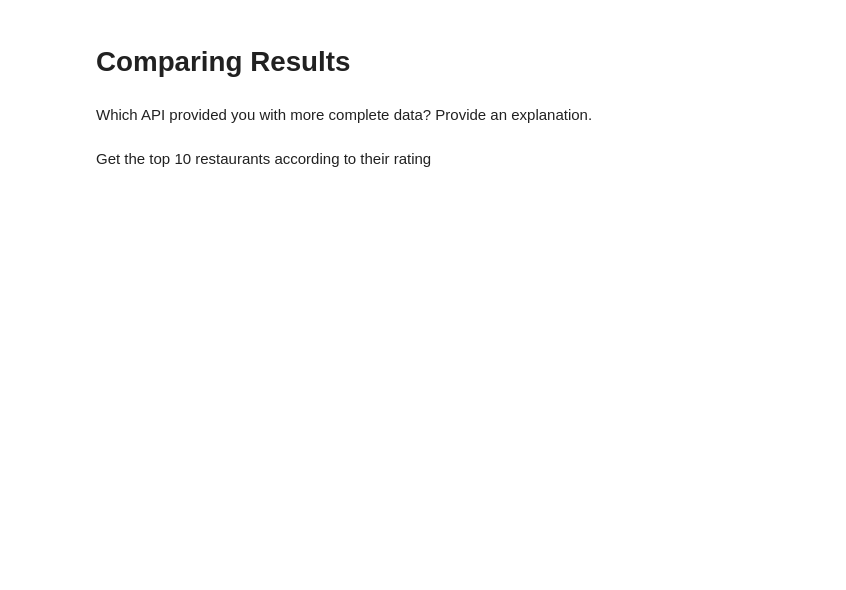
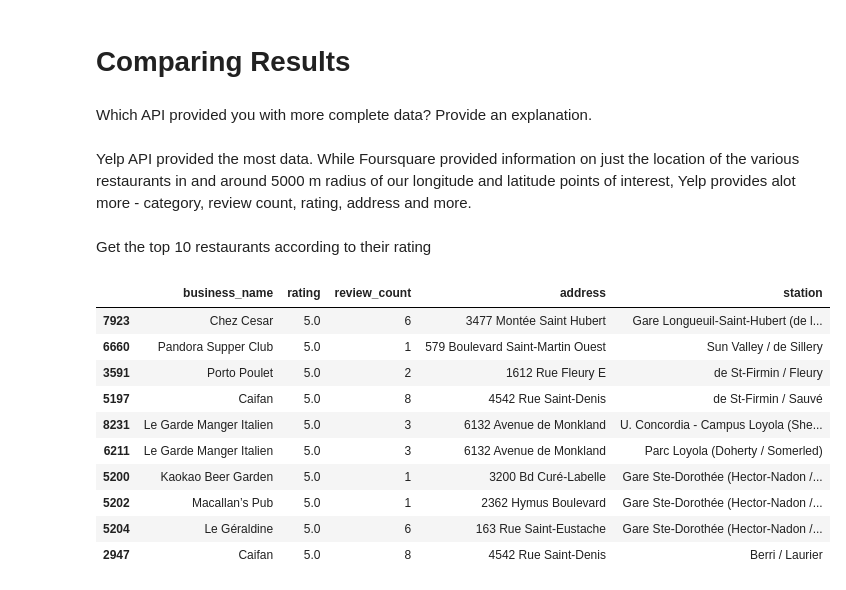
Before and after one commit to Ikenna1414/Statistical-Modelling-With-Python, a Jupyter notebook: notebooks/yelp_foursquare_EDA.ipynb, the cells around one changed output. Saved outputs shown, nothing was run; the diff lists cells and outputs as text; code cells hidden in the pictures; blank space fills up the shorter version.

```diff
--- a/notebooks/yelp_foursquare_EDA.ipynb
+++ b/notebooks/yelp_foursquare_EDA.ipynb
@@ -216,5 +216,25 @@ yelp_df.head()
 # Comparing Results
 # %% [markdown]
 Which API provided you with more complete data? Provide an explanation.
+# %% [markdown]
+Yelp API provided the most data.
+While Foursquare provided information on just the location of the various restaurants in and around 5000 m radius of our longitude and latitude points of interest, Yelp provides alot more - category, review count, rating, address and more.
 # %% [markdown]
 Get the top 10 restaurants according to their rating
+# %%
+# Sorts the Yelp DataFrame by rating (descending), then show top 10
+top_10_restaurants = yelp_df.sort_values(by="rating", ascending=False).head(10)
+
+top_10_restaurants[["business_name", "rating", "review_count", "address", "station"]]
+# %% [output]
+|  | business_name | rating | review_count | address | station |
+| 7923 | Chez Cesar | 5.0 | 6 | 3477 Montée Saint Hubert | Gare Longueuil-Saint-Hubert (de l... |
+| 6660 | Pandora Supper Club | 5.0 | 1 | 579 Boulevard Saint-Martin Ouest | Sun Valley / de Sillery |
+| 3591 | Porto Poulet | 5.0 | 2 | 1612 Rue Fleury E | de St-Firmin / Fleury |
+| 5197 | Caifan | 5.0 | 8 | 4542 Rue Saint-Denis | de St-Firmin / Sauvé |
+| 8231 | Le Garde Manger Italien | 5.0 | 3 | 6132 Avenue de Monkland | U. Concordia - Campus Loyola (She... |
+| 6211 | Le Garde Manger Italien | 5.0 | 3 | 6132 Avenue de Monkland | Parc Loyola (Doherty / Somerled) |
+| 5200 | Kaokao Beer Garden | 5.0 | 1 | 3200 Bd Curé-Labelle | Gare Ste-Dorothée (Hector-Nadon /... |
+| 5202 | Macallan’s Pub | 5.0 | 1 | 2362 Hymus Boulevard | Gare Ste-Dorothée (Hector-Nadon /... |
+| 5204 | Le Géraldine | 5.0 | 6 | 163 Rue Saint-Eustache | Gare Ste-Dorothée (Hector-Nadon /... |
+| 2947 | Caifan | 5.0 | 8 | 4542 Rue Saint-Denis | Berri / Laurier |
```
Also changed, not shown: parts of 2 cells of this notebook.
